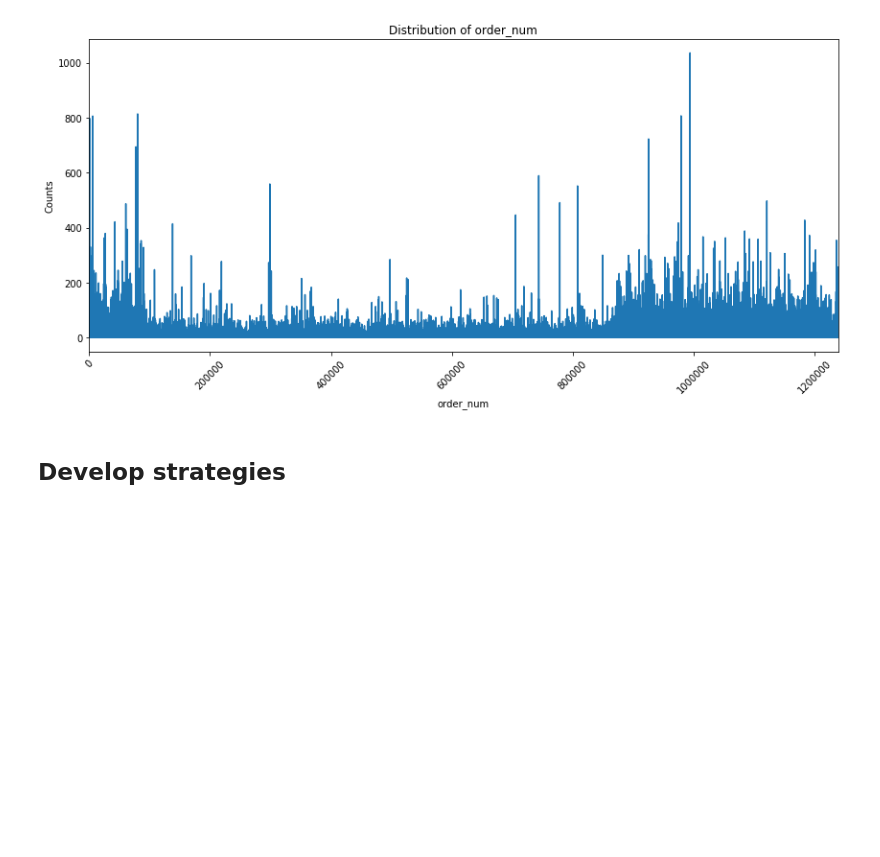
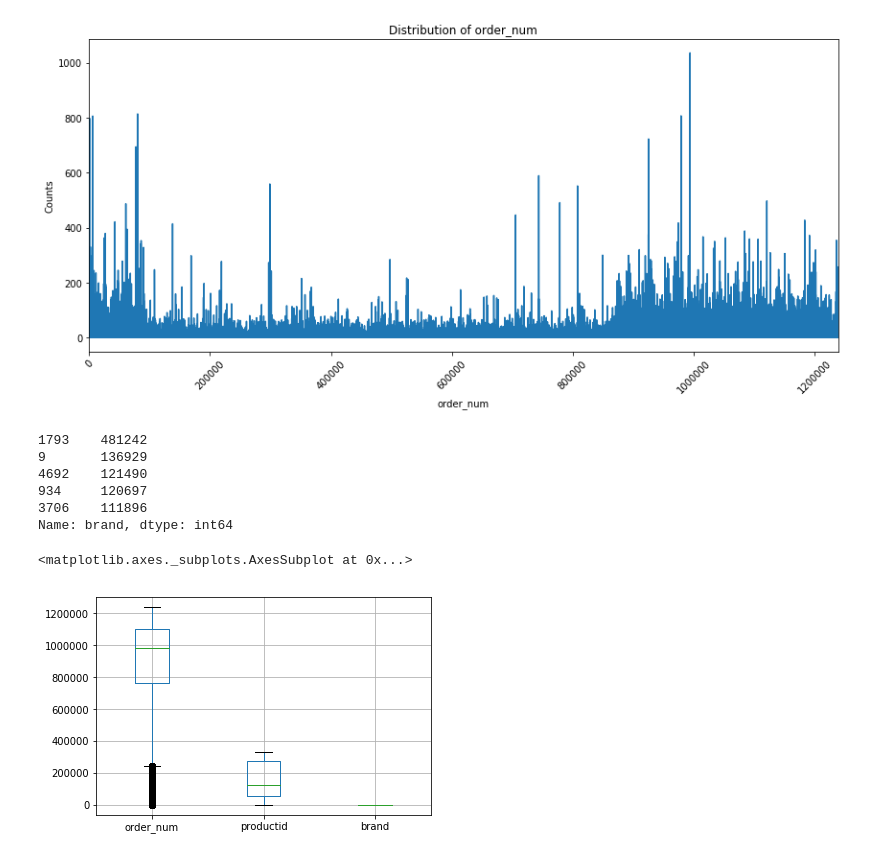
Before and after one commit to dsjoench/Ecommerce, a Jupyter notebook: Ecommerce.ipynb, the cells around one changed output. Saved outputs shown, nothing was run; the diff lists cells and outputs as text; code cells hidden in the pictures; blank space fills up the shorter version.

```diff
--- a/Ecommerce.ipynb
+++ b/Ecommerce.ipynb
@@ -142,4 +142,17 @@ plot_feature(product_brand,'order_num')
 # %% [output]
 [figure]
-# %% [markdown]
-## Develop strategies
+# %%
+# Find the top 5 most popular brand
+product['brand'].value_counts().sort_values(ascending=False).head(5)
+# %% [output]
+1793    481242
+9       136929
+4692    121490
+934     120697
+3706    111896
+Name: brand, dtype: int64
+# %%
+product[(product['brand']==1793)].boxplot()
+# %% [output]
+<matplotlib.axes._subplots.AxesSubplot at 0x...>
+[figure, added]
```
Also changed, not shown: parts of 29 cells of this notebook.
